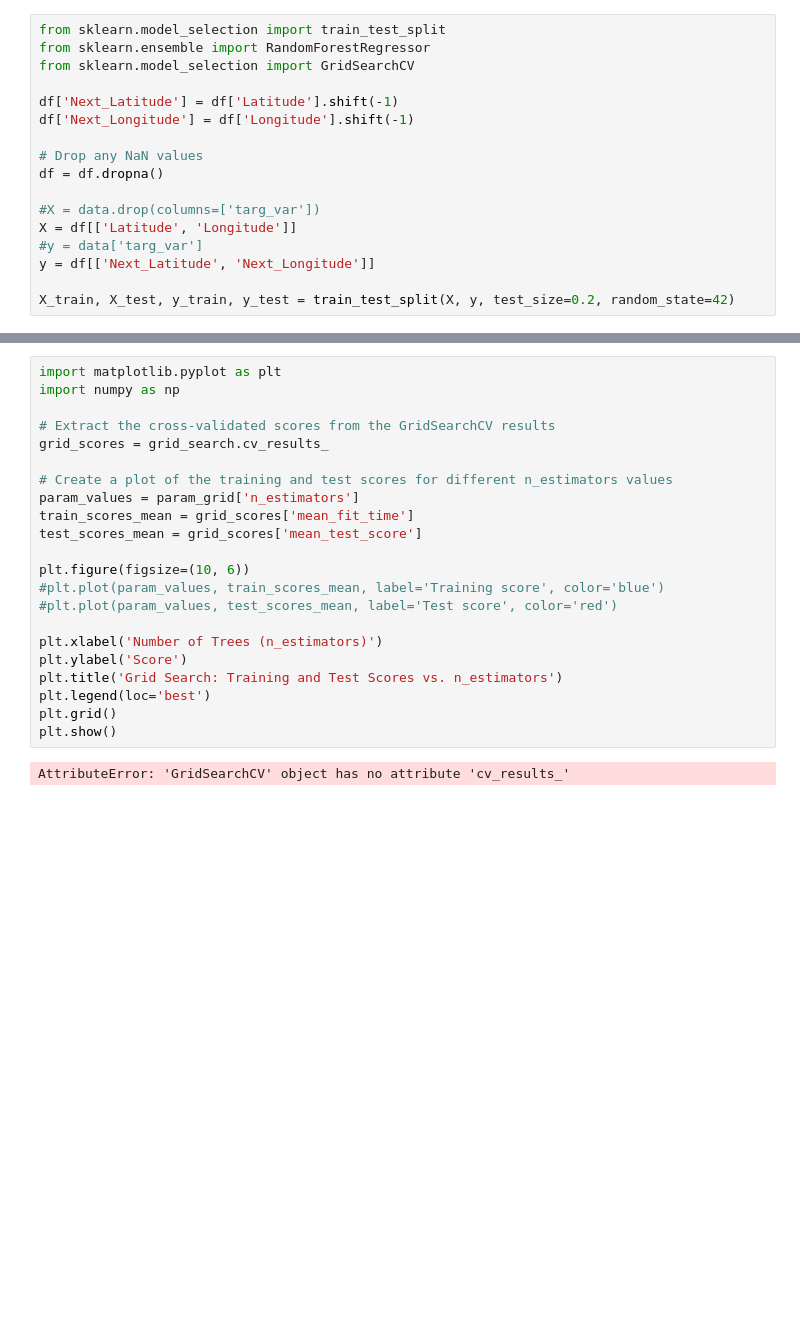
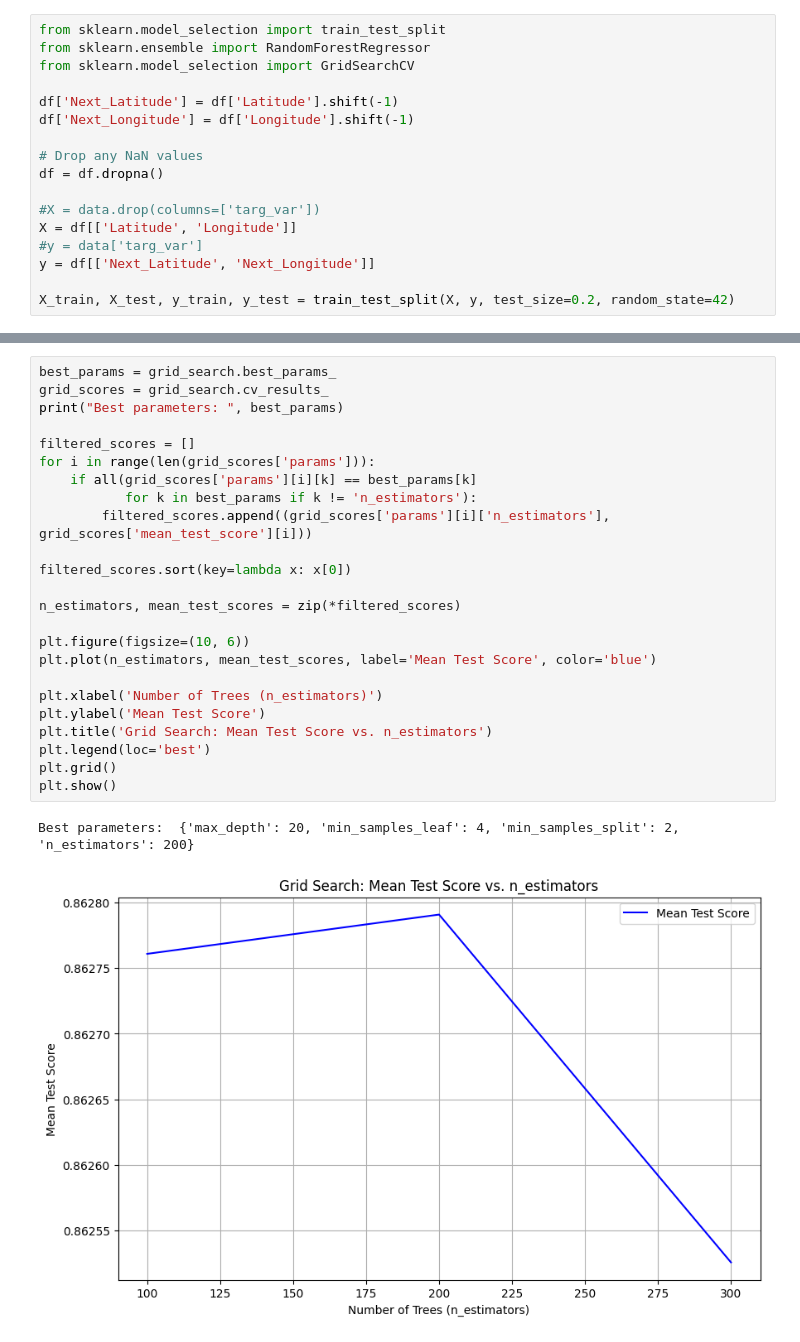
Before and after one commit to c0nD/HurricaneProject, a Jupyter notebook: src/preprocessing_GridSearchCV.ipynb, the cells around one changed output, grey strips where cells are left out. Drawn from its saved outputs; the diff is of its cells as text; blank space fills up the shorter version.

```diff
--- a/src/preprocessing_GridSearchCV.ipynb
+++ b/src/preprocessing_GridSearchCV.ipynb
@@ -45,24 +49,27 @@ You can try to debug the error by setting error_score='raise'.
-# %%
-import matplotlib.pyplot as plt
-import numpy as np
-
-# Extract the cross-validated scores from the GridSearchCV results
-grid_scores = grid_search.cv_results_
-
-# Create a plot of the training and test scores for different n_estimators values
-param_values = param_grid['n_estimators']
-train_scores_mean = grid_scores['mean_fit_time']
-test_scores_mean = grid_scores['mean_test_score']
-
-plt.figure(figsize=(10, 6))
-#plt.plot(param_values, train_scores_mean, label='Training score', color='blue')
-#plt.plot(param_values, test_scores_mean, label='Test score', color='red')
-
-plt.xlabel('Number of Trees (n_estimators)')
-plt.ylabel('Score')
-plt.title('Grid Search: Training and Test Scores vs. n_estimators')
-plt.legend(loc='best')
-plt.grid()
-plt.show()
-# %% [output]
-AttributeError: 'GridSearchCV' object has no attribute 'cv_results_'
+# %%
+best_params = grid_search.best_params_
+grid_scores = grid_search.cv_results_
+print("Best parameters: ", best_params)
+
+filtered_scores = []
+for i in range(len(grid_scores['params'])):
+    if all(grid_scores['params'][i][k] == best_params[k]
+           for k in best_params if k != 'n_estimators'):
+        filtered_scores.append((grid_scores['params'][i]['n_estimators'], grid_scores['mean_test_score'][i]))
+
+filtered_scores.sort(key=lambda x: x[0])
+
+n_estimators, mean_test_scores = zip(*filtered_scores)
+
+plt.figure(figsize=(10, 6))
+plt.plot(n_estimators, mean_test_scores, label='Mean Test Score', color='blue')
+
+plt.xlabel('Number of Trees (n_estimators)')
+plt.ylabel('Mean Test Score')
+plt.title('Grid Search: Mean Test Score vs. n_estimators')
+plt.legend(loc='best')
+plt.grid()
+plt.show()
+# %% [output]
+Best parameters:  {'max_depth': 20, 'min_samples_leaf': 4, 'min_samples_split': 2, 'n_estimators': 200}
+[figure, added]
```
Also changed, not shown: parts of 2 cells of this notebook, 3 other files.
